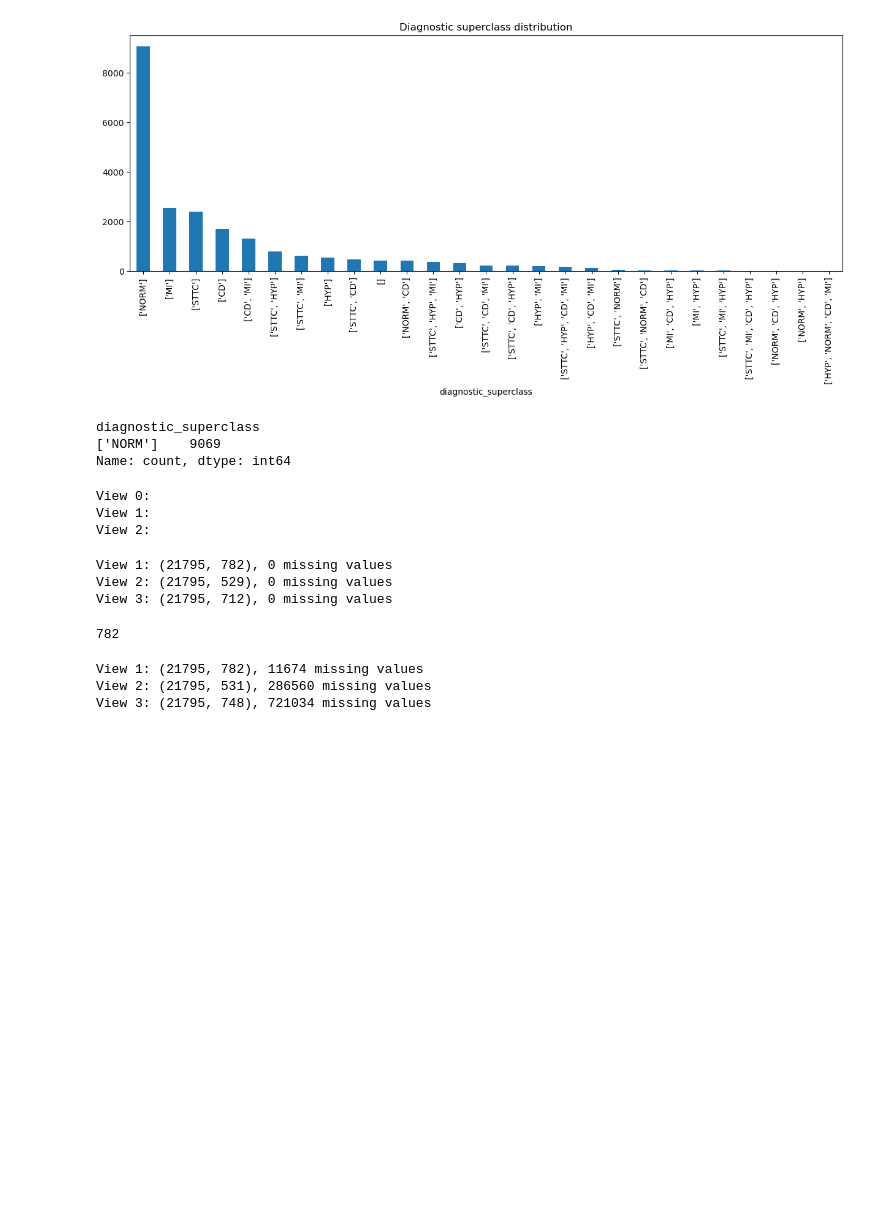
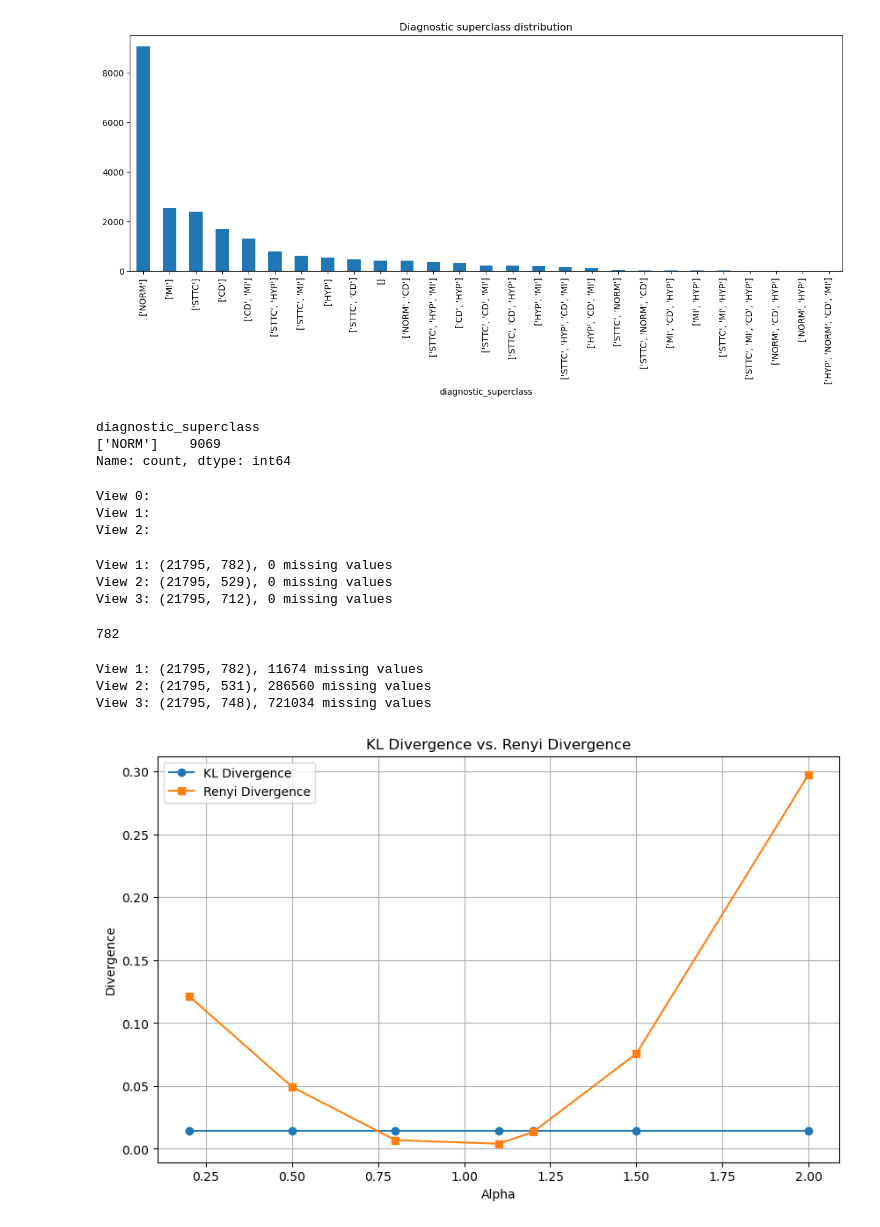
Before and after one commit to adidi24/Multi-View-Majority-Vote-Learning-Algorithms-Direct-Minimization-of-PAC-Bayesian-Bounds, a Jupyter notebook: data/dataset.ipynb, the cells around one changed output. Cells and saved outputs as stored; diff of their text form; code cells hidden in the pictures; blank space fills up the shorter version.

```diff
--- a/data/dataset.ipynb
+++ b/data/dataset.ipynb
@@ -858,0 +851,67 @@ for i, view in enumerate(Xs):
+# %%
+import torch
+import torch.nn.functional as F
+import matplotlib.pyplot as plt
+
+def kl(Q, P):
+    """
+    Compute the Kullback-Leibler (KL) divergence between two probability distributions Q and P.
+
+    Args:
+        Q (torch.Tensor): The first probability distribution.
+        P (torch.Tensor): The second probability distribution.
+
+    Returns:
+        torch.Tensor: The KL divergence between Q and P.
+    """
+    assert Q.size() == P.size(), "Distributions must have the same size"
+    return F.kl_div(Q.log(), P, reduction='sum')
+
+def renyi_divergence(Q, P, alpha):
+    """
+    Compute the Renyi divergence between two probability distributions.
+
+    Args:
+        Q (torch.Tensor): The first probability distribution.
+        P (torch.Tensor): The second probability distribution.
+        alpha (float): The parameter for Renyi divergence.
+
+    Returns:
+        torch.Tensor: The Renyi divergence between Q and P.
+    """
+    assert Q.size() == P.size(), "Distributions must have the same size"
+
+    # Compute the Renyi divergence
+    divergence = torch.log(torch.sum(torch.pow(P, alpha) * torch.pow(Q, 1 - alpha)))
+
+    return divergence
+
+# Define the distributions
+p = torch.tensor([0.1, 0.6, 0.5])
+q = torch.tensor([0.3, 0.4, 0.3])
+
+# Define alpha values
+alphas = [0.2, 0.5, 0.8, 1.1, 1.2, 1.5, 2]
+
+# Compute KL divergence and Renyi divergence for each alpha
+kl_divergences = []
+renyi_divergences = []
+
+for alpha in alphas:
+    kl_div = kl(p, q)
+    renyi_div = renyi_divergence(p, q, alpha)
+    kl_divergences.append(kl_div.item())
+    renyi_divergences.append(renyi_div.item())
+
+# Plotting
+plt.figure(figsize=(10, 6))
+plt.plot(alphas, kl_divergences, label='KL Divergence', marker='o')
+plt.plot(alphas, renyi_divergences, label='Renyi Divergence', marker='s')
+plt.xlabel('Alpha')
+plt.ylabel('Divergence')
+plt.title('KL Divergence vs. Renyi Divergence')
+plt.legend()
+plt.grid(True)
+plt.show()
+# %% [output]
+[figure, added]
```
Also changed, not shown: parts of 1 cell of this notebook, 19 other files.
